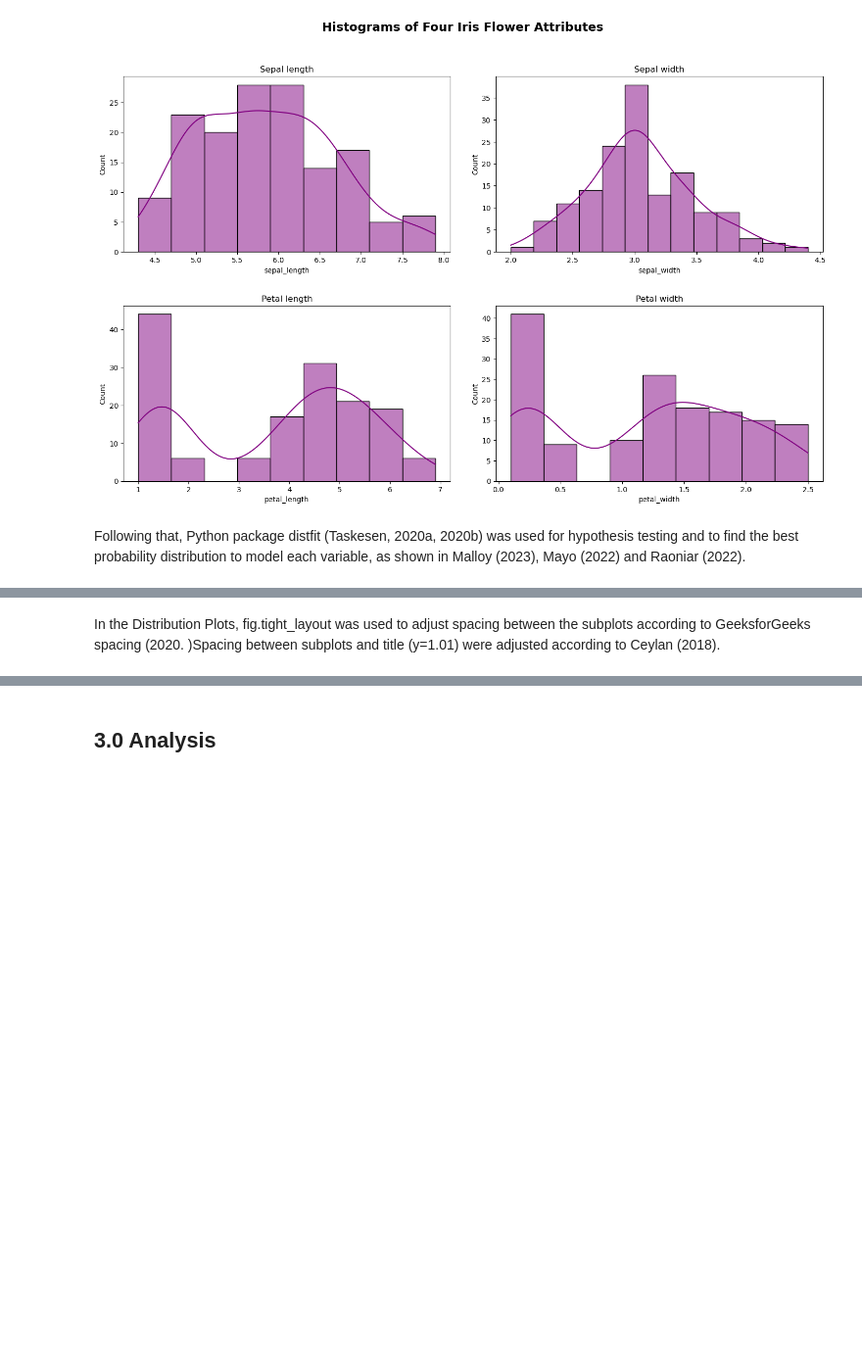
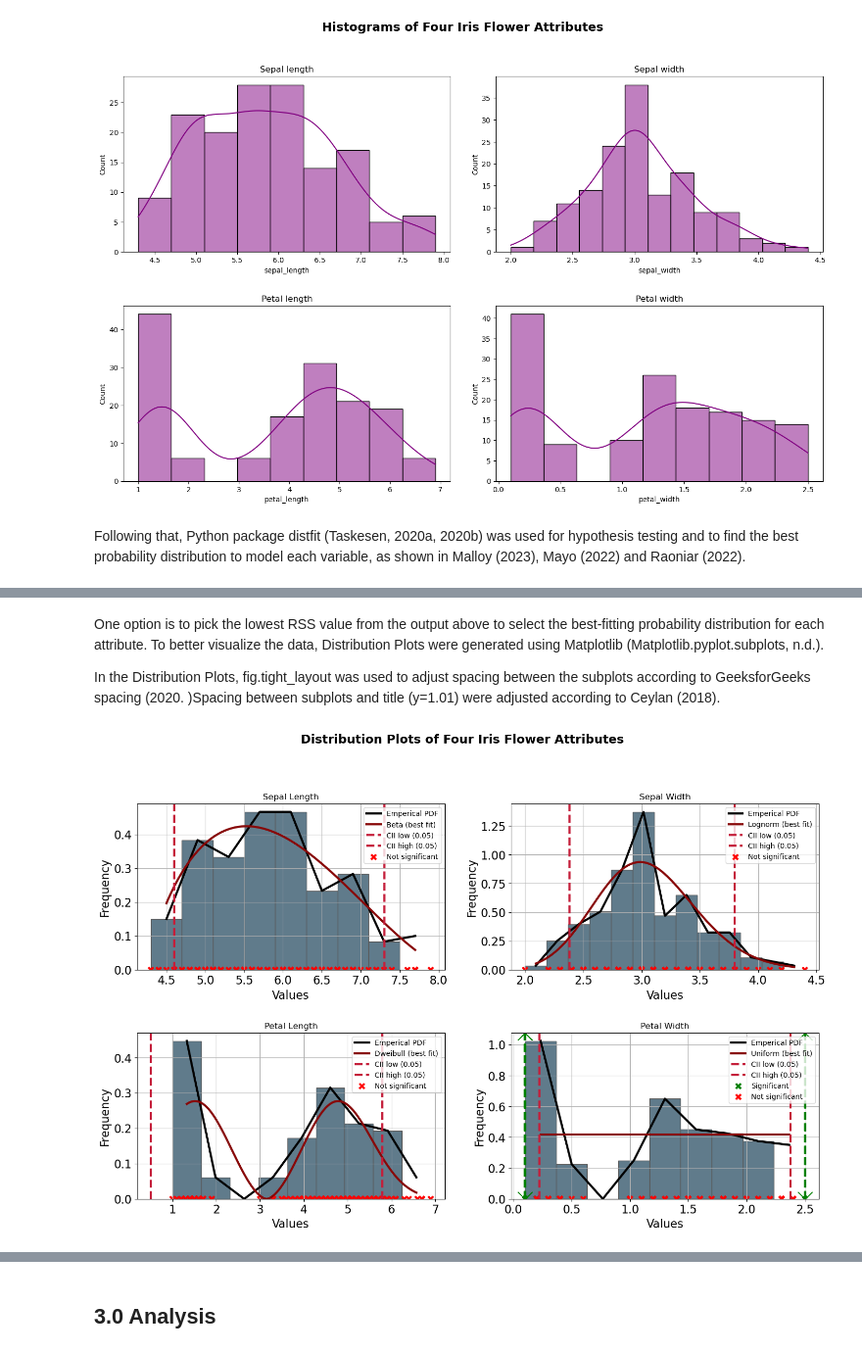
Before and after one commit to nurbujang/fundaw23, a Jupyter notebook: project.ipynb, the cells around one changed output, grey strips where cells are left out. Shown at 98% size. Cells and saved outputs as stored; diff of their text form; code cells hidden in the pictures; blank space fills up the shorter version.

```diff
--- a/project.ipynb
+++ b/project.ipynb
@@ -150,3 +168,16 @@ plt.show();
 [figure]
 # %% [markdown]
 Following that, Python package distfit (Taskesen, 2020a, 2020b) was used for hypothesis testing and to find the best probability distribution to model each variable, as shown in Malloy (2023), Mayo (2022) and Raoniar (2022).
+# %%
+dists = {} # create a list of columns
+
+for c in df.columns[:-1]: # omit the last column(class)
+    #print(c)
+    dists[c] = {'fit' : distfit() } # Initialize distfit
+    print(c)
+
+# Fit distributions on empirical temp, after dropping missing values
+    dists[c]['fit'].fit_transform(df[c].dropna().values)
+
+# Predict the probability of the response variables
+    dists[c]['fit'].predict(df[c].dropna().values)
@@ -153,2 +241,29 @@ Following that, Python package distfit (Taskesen, 2020a, 2020b) was used for hyp
 # %% [markdown]
+One option is to pick the lowest RSS value from the output above to select the best-fitting probability distribution for each attribute. To better visualize the data, Distribution Plots were generated using Matplotlib (Matplotlib.pyplot.subplots, n.d.).
+
 In the Distribution Plots, fig.tight_layout was used to adjust spacing between the subplots according to GeeksforGeeks spacing (2020. )Spacing between subplots and title (y=1.01) were adjusted according to Ceylan (2018).
+# %%
+# create multiple subplots with 2 rows and 2 columns
+
+fig, axs = plt.subplots(2, 2, figsize=[15, 10])
+
+fig.suptitle('Distribution Plots of Four Iris Flower Attributes',
+             y=1.01, fontweight='bold', size=17)
+
+dists['sepal_length']['fit'].plot(ax=axs[0,0])
+axs[0,0].set_title('Sepal Length')
+
+dists['sepal_width']['fit'].plot(ax=axs[0,1])
+axs[0,1].set_title('Sepal Width')
+
+dists['petal_length']['fit'].plot(ax=axs[1,0])
+axs[1,0].set_title('Petal Length')
+
+dists['petal_width']['fit'].plot(ax=axs[1,1])
+axs[1,1].set_title('Petal Width')
+
+fig.tight_layout(pad=3.0)
+
+plt.show();
+# %% [output]
+[figure, added]
```
Also changed, not shown: parts of 10 cells of this notebook, 1 other file.
